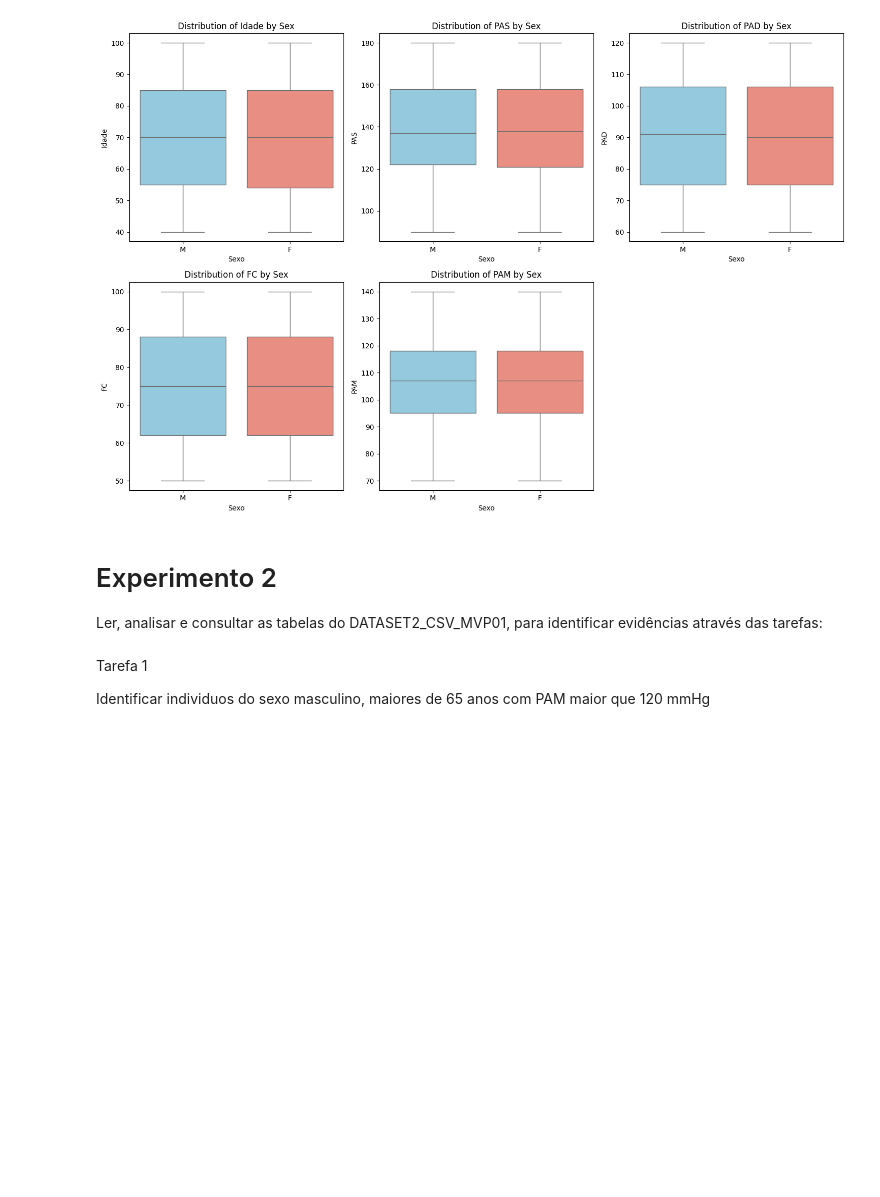
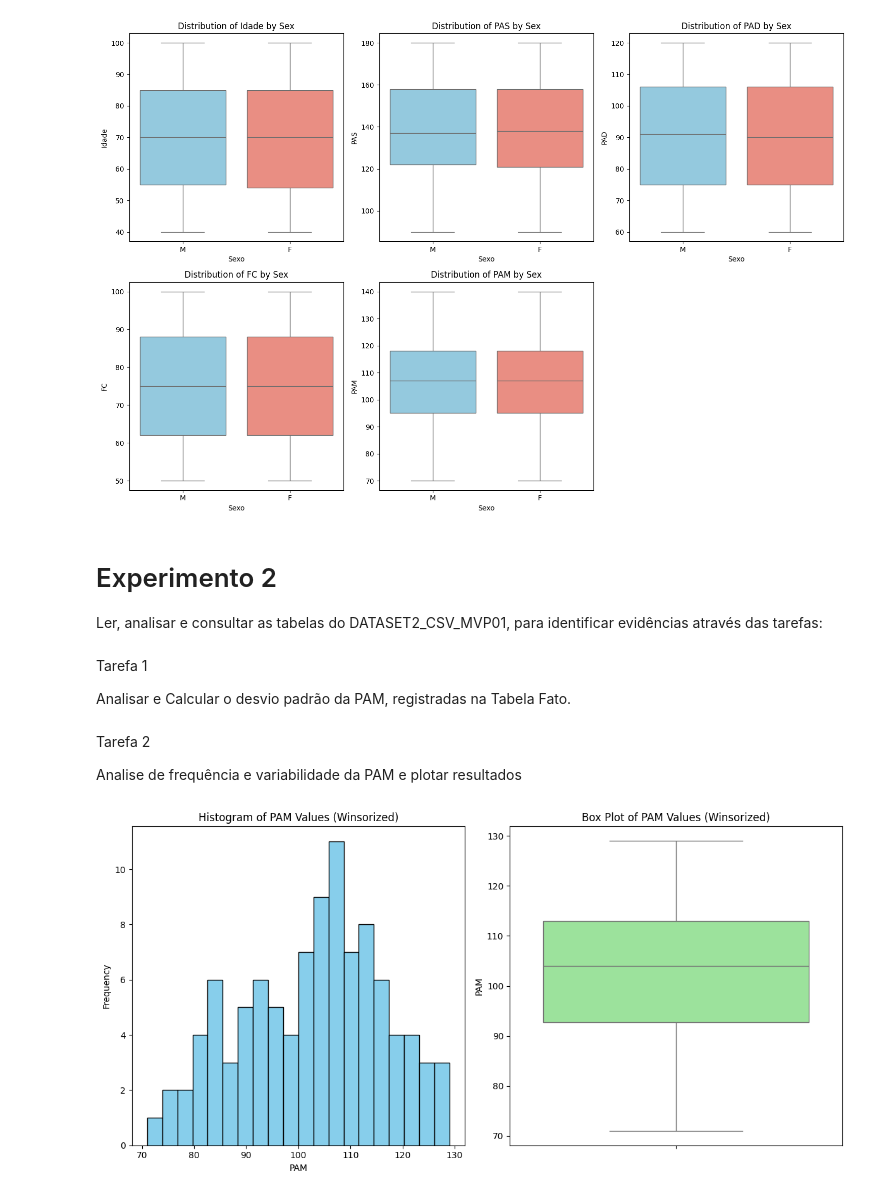
Before and after one commit to PajeSystems/PUC.MVP, a Jupyter notebook: Boaz_MVP_01.ipynb, the cells around one changed output. Drawn from its saved outputs; the diff is of its cells as text; code cells hidden in the pictures; blank space fills up the shorter version.

```diff
--- a/Boaz_MVP_01.ipynb
+++ b/Boaz_MVP_01.ipynb
@@ -141,7 +123,7 @@ plt.show()
 # Experimento 2
 
 Ler, analisar e consultar as tabelas do DATASET2_CSV_MVP01, para identificar evidências através das tarefas:
-# %% [markdown]
-Tarefa 1
-
-Identificar individuos do sexo masculino, maiores de 65 anos com PAM maior que 120 mmHg
+# %% [markdown]
+Tarefa 1
+
+Analisar e Calcular o desvio padrão da PAM, registradas na Tabela Fato.
@@ -147,0 +143,36 @@ Identificar individuos do sexo masculino, maiores de 65 anos com PAM maior que 1
+# %% [markdown]
+Tarefa 2
+
+Analise de frequência e variabilidade da PAM e plotar resultados
+# %%
+import numpy as np
+
+# Calculate IQR
+Q1 = df['PAM_Lambda01'].quantile(0.25)
+Q3 = df['PAM_Lambda01'].quantile(0.75)
+IQR = Q3 - Q1
+
+# Define bounds for outliers
+lower_bound = Q1 - 1.5 * IQR
+upper_bound = Q3 + 1.5 * IQR
+
+# Winsorize the 'PAM_Lambda01' column
+df['PAM_Lambda01'] = np.clip(df['PAM_Lambda01'], lower_bound, upper_bound)
+
+# Verification: re-examine the distribution
+plt.figure(figsize=(12, 6))
+plt.subplot(1, 2, 1)
+plt.hist(df['PAM_Lambda01'], bins=20, color='skyblue', edgecolor='black')
+plt.title('Histogram of PAM Values (Winsorized)')
+plt.xlabel('PAM')
+plt.ylabel('Frequency')
+
+plt.subplot(1, 2, 2)
+sns.boxplot(y=df['PAM_Lambda01'], color='lightgreen')
+plt.title('Box Plot of PAM Values (Winsorized)')
+plt.ylabel('PAM')
+
+plt.tight_layout()
+plt.show()
+# %% [output]
+[figure, added]
```
Also changed, not shown: parts of 8 cells of this notebook.
